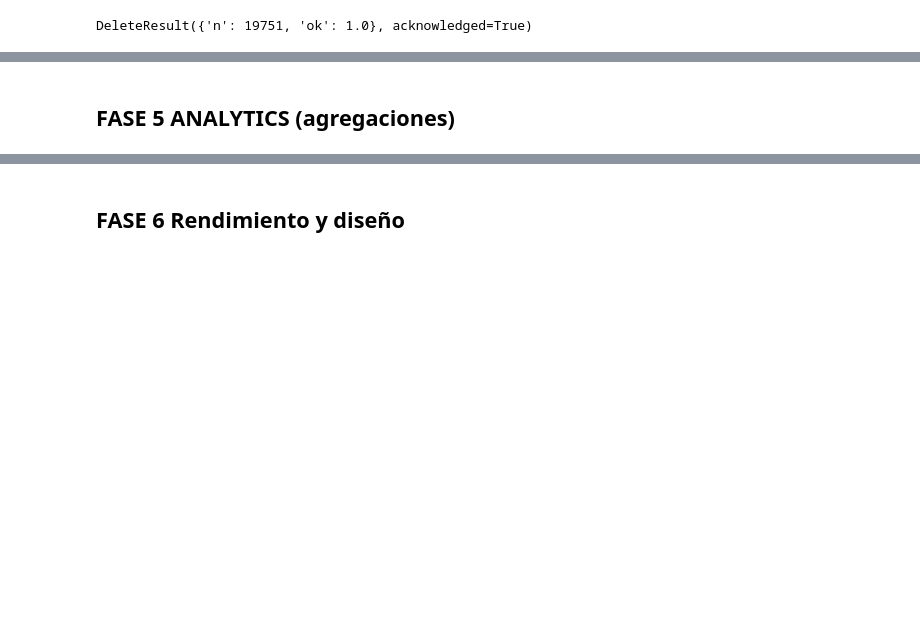
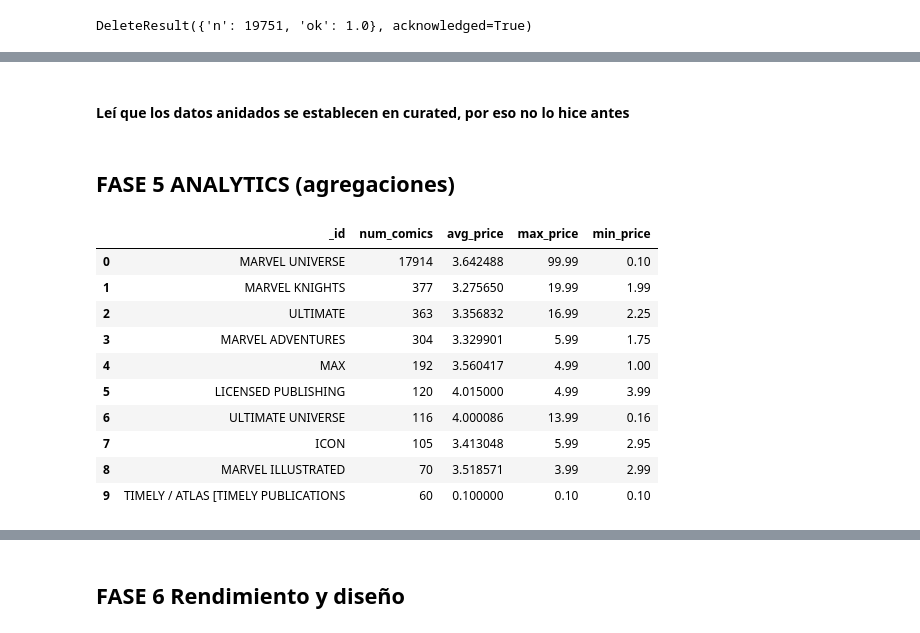
Before and after one commit to AntonioDavid333/tarea2-mongoDB, a Jupyter notebook: act1.ipynb, the cells around one changed output, grey strips where cells are left out. Saved outputs shown, nothing was run; the diff lists cells and outputs as text; code cells hidden in the pictures; blank space fills up the shorter version.

```diff
--- a/act1.ipynb
+++ b/act1.ipynb
@@ -496,2 +496,37 @@ InsertManyResult([ObjectId('699877848a92e02a52f23594'), ObjectId('699877848a92e0
+# %% [markdown]
+#### Leí que los datos anidados se establecen en curated, por eso no lo hice antes
 # %% [markdown]
 ## FASE 5 ANALYTICS (agregaciones)
+# %%
+coleccion= db['curated_marvel']
+# %%
+kpi= [
+    {
+        "$group": {
+            "_id": "$Imprint",
+            "num_comics": {"$sum": 1},
+            "avg_price": {"$avg": "$Price"},
+            "max_price": {"$max": "$Price"},
+            "min_price": {"$min": "$Price"}
+        }
+    },
+    {
+        "$sort": {"num_comics": -1}
+    }
+]
+# %%
+
+resultados_kpi= pd.DataFrame(coleccion.aggregate(kpi))
+resultados_kpi.head(10)
+# %% [output]
+|  | _id | num_comics | avg_price | max_price | min_price |
+| 0 | MARVEL UNIVERSE | 17914 | 3.642488 | 99.99 | 0.10 |
+| 1 | MARVEL KNIGHTS | 377 | 3.275650 | 19.99 | 1.99 |
+| 2 | ULTIMATE | 363 | 3.356832 | 16.99 | 2.25 |
+| 3 | MARVEL ADVENTURES | 304 | 3.329901 | 5.99 | 1.75 |
+| 4 | MAX | 192 | 3.560417 | 4.99 | 1.00 |
+| 5 | LICENSED PUBLISHING | 120 | 4.015000 | 4.99 | 3.99 |
+| 6 | ULTIMATE UNIVERSE | 116 | 4.000086 | 13.99 | 0.16 |
+| 7 | ICON | 105 | 3.413048 | 5.99 | 2.95 |
+| 8 | MARVEL ILLUSTRATED | 70 | 3.518571 | 3.99 | 2.99 |
+| 9 | TIMELY / ATLAS [TIMELY PUBLICATIONS | 60 | 0.100000 | 0.10 | 0.10 |
```
Also changed, not shown: parts of 7 cells of this notebook.
